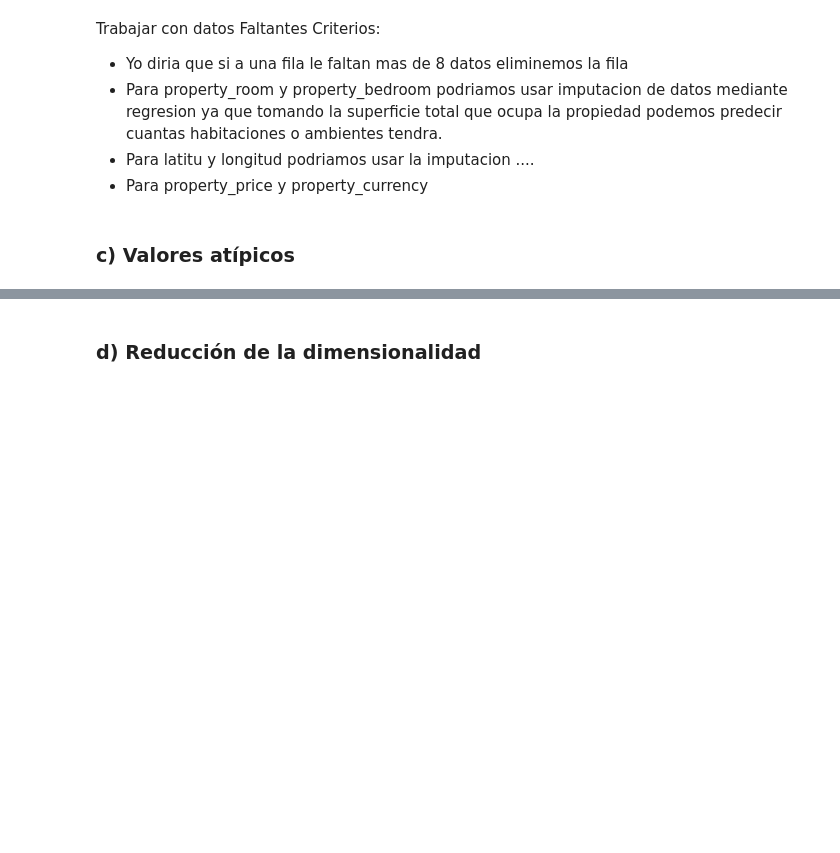
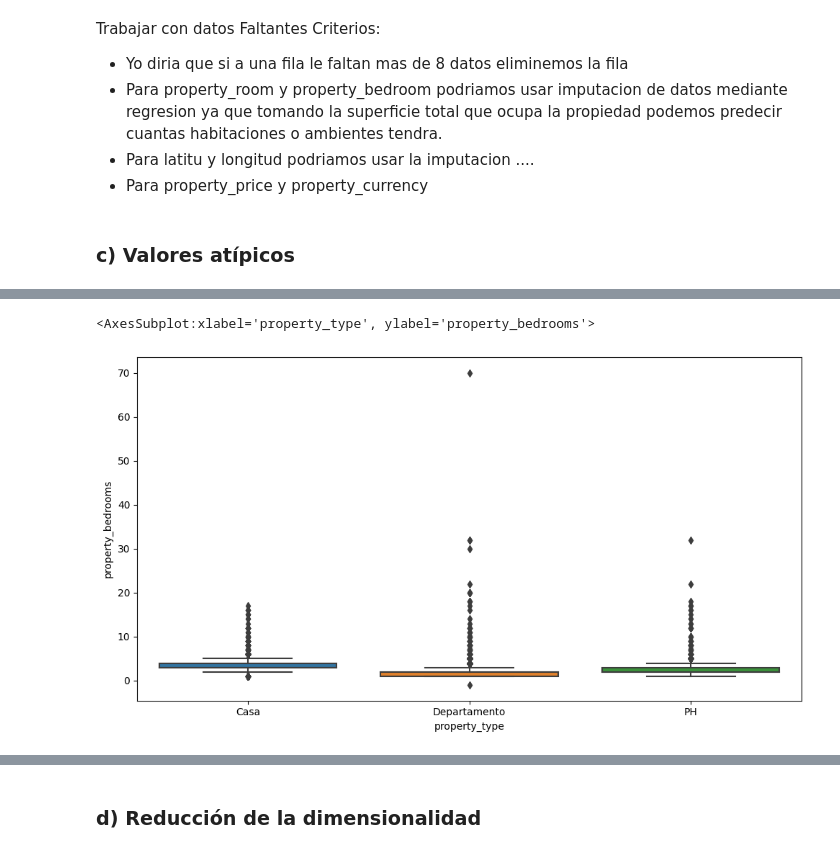
Before and after one commit to paulabruck/7506R-2C2022-GRUPO3, a Jupyter notebook: 7506R_2C2022_GRUPO3.ipynb, the cells around one changed output, grey strips where cells are left out. Saved outputs shown, nothing was run; the diff lists cells and outputs as text; code cells hidden in the pictures; blank space fills up the shorter version.

```diff
--- a/7506R_2C2022_GRUPO3.ipynb
+++ b/7506R_2C2022_GRUPO3.ipynb
@@ -460,0 +549,7 @@ Criterios:
+# %%
+# muchos outliers con rooms > 10
+sns.boxplot(x='property_type', y='property_bedrooms',data=ds_properati)
+#sns.boxplot(x='property_type', y='property_bedrooms',data=ds_properati[ds_properati['property_bedrooms']<10])
+# %% [output]
+<AxesSubplot:xlabel='property_type', ylabel='property_bedrooms'>
+[figure, added]
```
Also changed, not shown: parts of 26 cells of this notebook, 1 other file.
